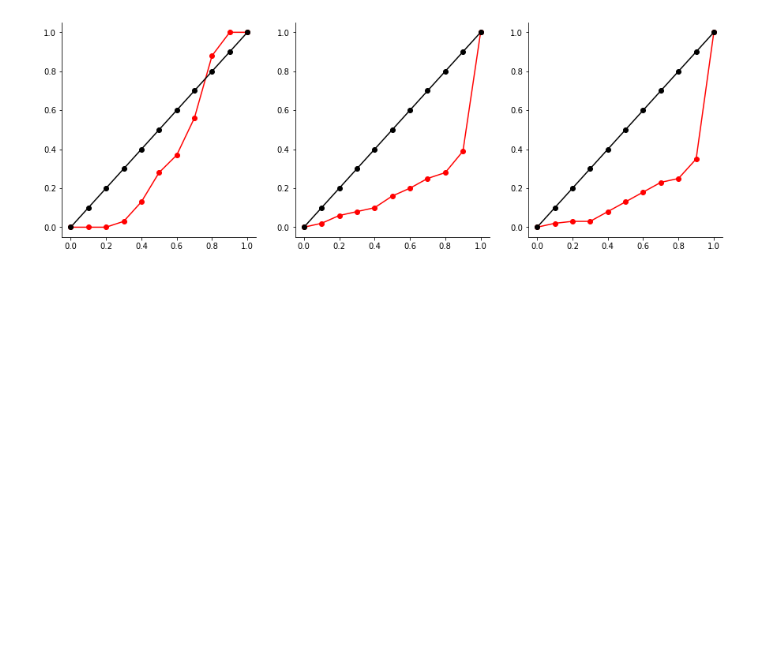
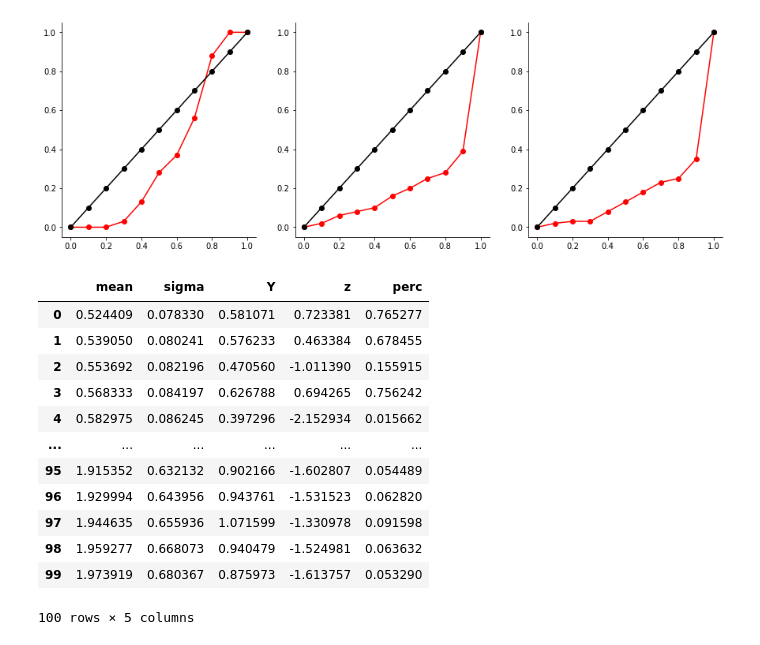
Before and after one commit to nipunbatra/bnn-zoo, a Jupyter notebook: notebooks/regression/DeepEnsemble_SinData.ipynb, the cells around one changed output. Drawn from its saved outputs; the diff is of its cells as text; code cells hidden in the pictures; blank space fills up the shorter version.

Commit message:
calibration

```diff
--- a/notebooks/regression/DeepEnsemble_SinData.ipynb
+++ b/notebooks/regression/DeepEnsemble_SinData.ipynb
@@ -65,8 +65,8 @@ sns.despine()
 # %% [output]
 [figure]
 # %%
-X  = jnp.sort(X[:,0]).reshape(100,1)
-means_list,sigmas_list = predict.predict(5,model,params_list,X)
+X_sorted  = jnp.sort(X[:,0]).reshape(100,1)
+means_list,sigmas_list = predict.predict(5,model,params_list,X_sorted)
 
 mean_lx_list,sigma_lx_list = predict.predict(5,model,params_list,x_test_1)
 mean_ux_list,sigma_ux_list = predict.predict(5,model,params_list,x_test_2)
@@ -115,8 +115,24 @@ plot.plot_prediction(X,Y,x_test_1,y_test_1,x_test_2,y_test_2,mean,sigma,mean_lx,
 [figure]
 # %%
 fig, (ax1, ax2,ax3) = plt.subplots(1,3,figsize=(15,5))
-df = plot.calibration_regression(mean_lx,sigma_lx,y_test_1,ax1)
+df,df2 = plot.calibration_regression(mean_lx,sigma_lx,y_test_1,ax1)
 df = plot.calibration_regression(mean,sigma,Y,ax2)
-df = plot.calibration_regression(mean_ux,sigma_ux,y_test_2,ax3)
+df,_ = plot.calibration_regression(mean_ux,sigma_ux,y_test_2,ax3)
 # %% [output]
 [figure]
+# %%
+df
+# %% [output]
+|  | mean | sigma | Y | z | perc |
+| 0 | 0.524409 | 0.078330 | 0.581071 | 0.723381 | 0.765277 |
+| 1 | 0.539050 | 0.080241 | 0.576233 | 0.463384 | 0.678455 |
+| 2 | 0.553692 | 0.082196 | 0.470560 | -1.011390 | 0.155915 |
+| 3 | 0.568333 | 0.084197 | 0.626788 | 0.694265 | 0.756242 |
+| 4 | 0.582975 | 0.086245 | 0.397296 | -2.152934 | 0.015662 |
+| ... | ... | ... | ... | ... | ... |
+| 95 | 1.915352 | 0.632132 | 0.902166 | -1.602807 | 0.054489 |
+| 96 | 1.929994 | 0.643956 | 0.943761 | -1.531523 | 0.062820 |
+| 97 | 1.944635 | 0.655936 | 1.071599 | -1.330978 | 0.091598 |
+| 98 | 1.959277 | 0.668073 | 0.940479 | -1.524981 | 0.063632 |
+| 99 | 1.973919 | 0.680367 | 0.875973 | -1.613757 | 0.053290 |
+100 rows × 5 columns
```
Also changed, not shown: parts of 2 cells of this notebook, 1 other file.
